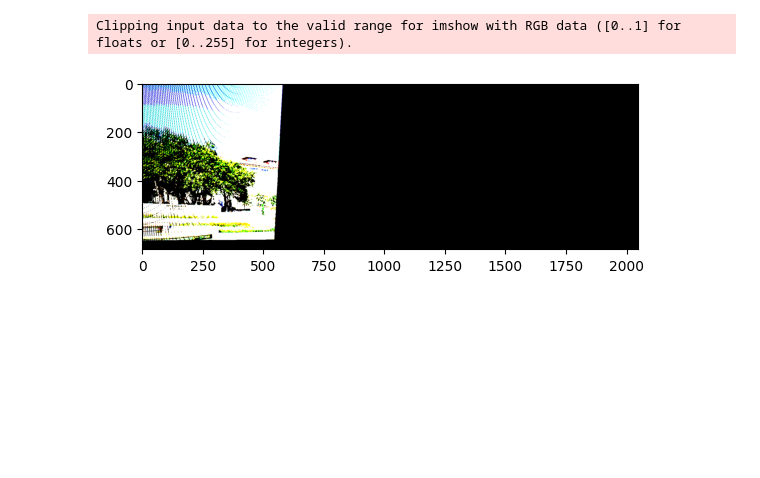
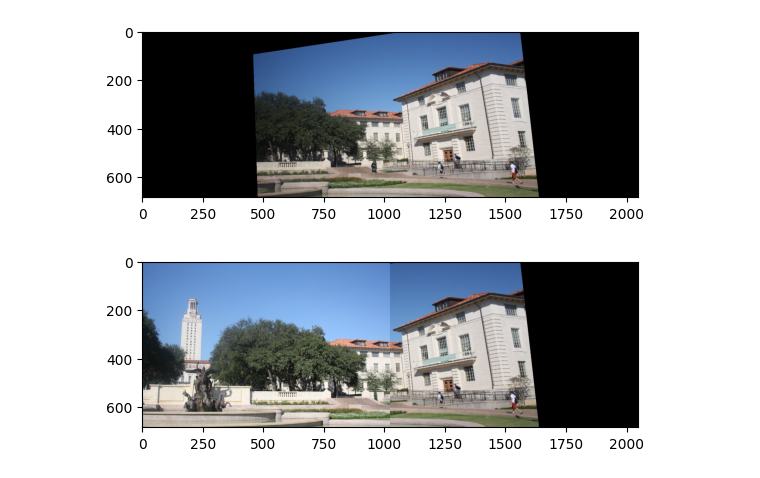
Before and after one commit to MohamedFarid612/Image-Mosaic-Using-homography, a Jupyter notebook: main.ipynb, the cells around one changed output. Cells and saved outputs as stored; diff of their text form; code cells hidden in the pictures; blank space fills up the shorter version.

```diff
--- a/main.ipynb
+++ b/main.ipynb
@@ -4,8 +4,8 @@ import pandas as pd
 import matplotlib.pyplot as plt
 import cv2
 
-img2 = cv2.imread('images/1.jpg')
-img1 = cv2.imread('images/2.jpg')
+img1 = cv2.imread('images/1.jpg')
+img2 = cv2.imread('images/2.jpg')
 img1 = cv2.cvtColor(img1, cv2.COLOR_BGR2RGB)
 img2 = cv2.cvtColor(img2, cv2.COLOR_BGR2RGB)
 
@@ -125,31 +125,41 @@ plt.show()
 # %%
+def print_img(img , title = None):
+  plt.imshow(img, cmap = plt.get_cmap(None))
+  plt.show()
+  plt.close()
+  print()
+  return
 def warp(img, H):
-  ret = np.zeros((img.shape[0], img.shape[1]*2, 3))
+  ret = np.zeros((img.shape[0], img.shape[1]*2, 3, 2))
   ret_img = np.zeros((img.shape[0], img.shape[1]*2, 3))
   shape = img.shape
   for i in range(shape[1]):
     for j in range(shape[0]):
       pt = np.array([(i, j, 1)]).T
       pos = H.dot(pt)
       x, y = pos[0] / pos[2], pos[1] / pos[2]
       arr = np.reshape(np.array([(np.floor(x), np.floor(x), np.ceil(x), np.ceil(x)),
                       (np.floor(y), np.ceil(y), np.floor(y), np.ceil(y))]), (2, 4)).T
-      arr = np.unique(arr, axis=0)
+      arr = np.unique(arr, axis = 0)
       for k in range(len(arr)):
         x, y = int(arr[k][0]), int(arr[k][1])
         if x >= 0 and y >= 0 and x < ret.shape[1] and y < ret.shape[0]:
           for col in range(3):
-            ret[y][x][col] += img[j][i][col]
+            ret[y][x][col][0] += 1
+            ret[y][x][col][1] += img[j][i][col]
 
   for i in range(ret.shape[0]):
     for j in range(ret.shape[1]):
       for k in range(ret.shape[2]):
-        ret_img[i][j][k] = np.round(ret[i][j][k] / shape[0]).astype(int)
+        if ret[i][j][k][0] > 0:
+          ret_img[i][j][k] = np.round(ret[i][j][k][1]/ret[i][j][k][0]).astype(int)
   return ret_img
 
-warped_img = warp(img1, h)
-plt.imshow(warped_img)
+dst = warp(img1, h).astype(int)
+plt.imshow(dst)
 plt.show()
+dst[0:img2.shape[0], 0:img2.shape[1]] = img2
+print_img(dst, title = 'Final output')
 # %% [output]
-Clipping input data to the valid range for imshow with RGB data ([0..1] for floats or [0..255] for integers).
-[figure, old version]
+[figure, new version]
+[figure, added]
```
Also changed, not shown: parts of 4 cells of this notebook.
